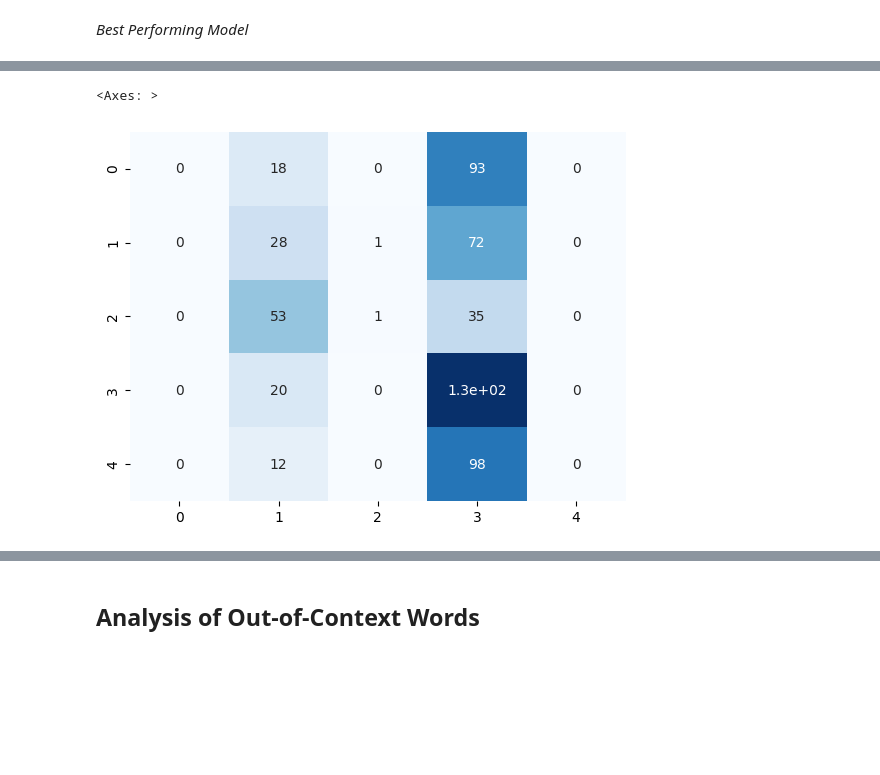
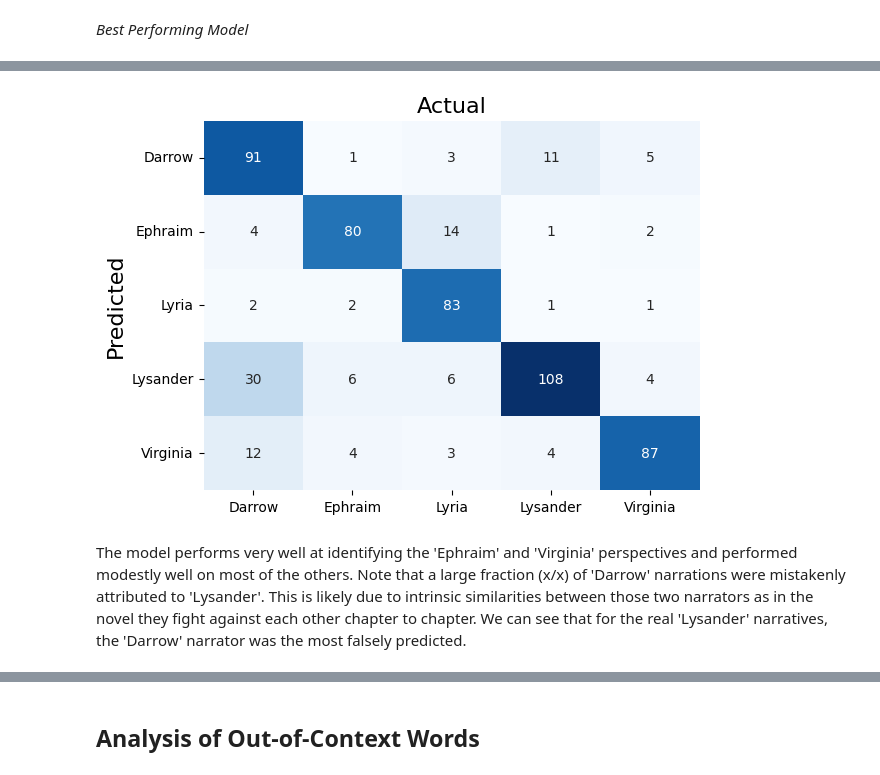
Before and after one commit to vgu734/DATASCI266-Final-Project-Gu, a Jupyter notebook: main.ipynb, the cells around one changed output, grey strips where cells are left out. Saved outputs shown, nothing was run; the diff lists cells and outputs as text; code cells hidden in the pictures; blank space fills up the shorter version.

Commit message:
completed initial analysis, refactored excerpt size/batch size

```diff
--- a/main.ipynb
+++ b/main.ipynb
@@ -121,7 +120,6 @@ Overall, the models were able to learn a significant amount during training with
 # %% [markdown]
 *Best Performing Model*
 # %%
-model_bert = tf.keras.models.load_model('./models/bert_classification_model_16_256.h5', custom_objects={"TFBertModel": bert_model})
+bert_model_ft = tf.keras.models.load_model('./models/bert_classification_model_16_100.h5', custom_objects={"TFBertModel": bert_model})
 x_train, x_test, y_train, y_test = format_data(n=100)
-#x_train, x_test, y_train, y_test = train_test_split(excerpt_examples, excerpt_labels, test_size=.2, random_state=2457)
 # %% [output]
@@ -138,7 +137,12 @@ model_bert.evaluate([x_test.input_ids, x_test.token_type_ids, x_test.attention_m
 # %%
 bert_cm = tf.math.confusion_matrix(
     np.argmax(y_test, axis=1),
-    np.argmax(model_bert.predict([x_test.input_ids, x_test.token_type_ids, x_test.attention_mask]), axis=1),
+    np.argmax(bert_model_ft.predict([x_test.input_ids, x_test.token_type_ids, x_test.attention_mask]), axis=1),
 )
-sns.heatmap(bert_cm, annot=True, cbar=False, cmap="Blues")
+classes = ['Darrow', 'Ephraim', 'Lyria', 'Lysander', 'Virginia']
+sns.heatmap(bert_cm, annot=True, cbar=False, cmap="Blues", fmt="g", xticklabels=classes, yticklabels=classes)
+plt.title('Actual', fontsize=16)
+plt.ylabel('Predicted', fontsize=16)
+plt.yticks(rotation=0)
+plt.show()
 # %% [output]
@@ -146,2 +150,3 @@ sns.heatmap(bert_cm, annot=True, cbar=False, cmap="Blues")
-<Axes: >
-[figure, old version]
+[figure, new version]
+# %% [markdown]
+The model performs very well at identifying the 'Ephraim' and 'Virginia' perspectives and performed modestly well on most of the others. Note that a large fraction (x/x) of 'Darrow' narrations were mistakenly attributed to 'Lysander'. This is likely due to intrinsic similarities between those two narrators as in the novel they fight against each other chapter to chapter. We can see that for the real 'Lysander' narratives, the 'Darrow' narrator was the most falsely predicted.
```
Also changed, not shown: parts of 25 cells of this notebook, 2 other files.
